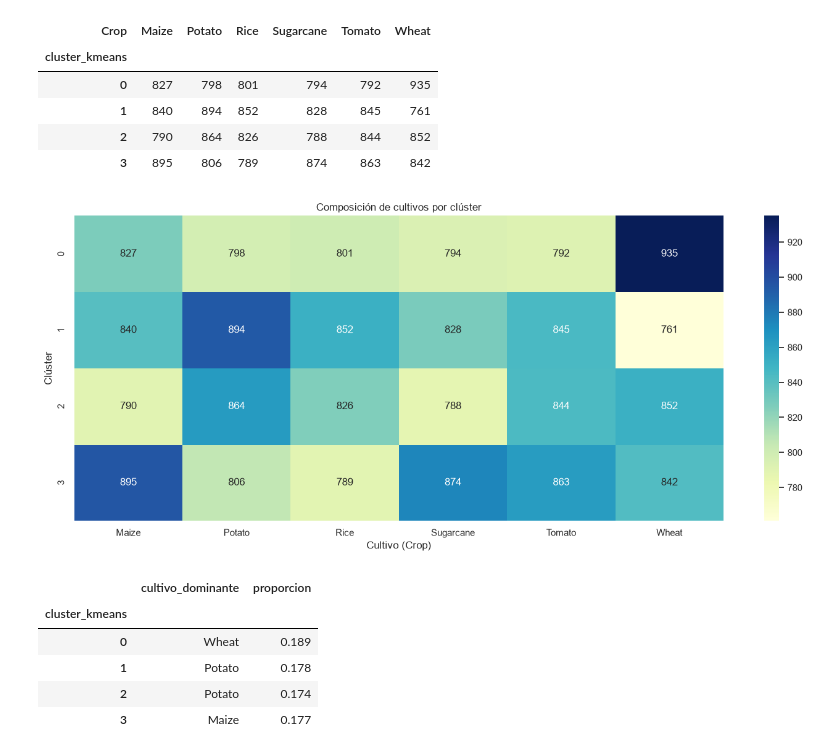
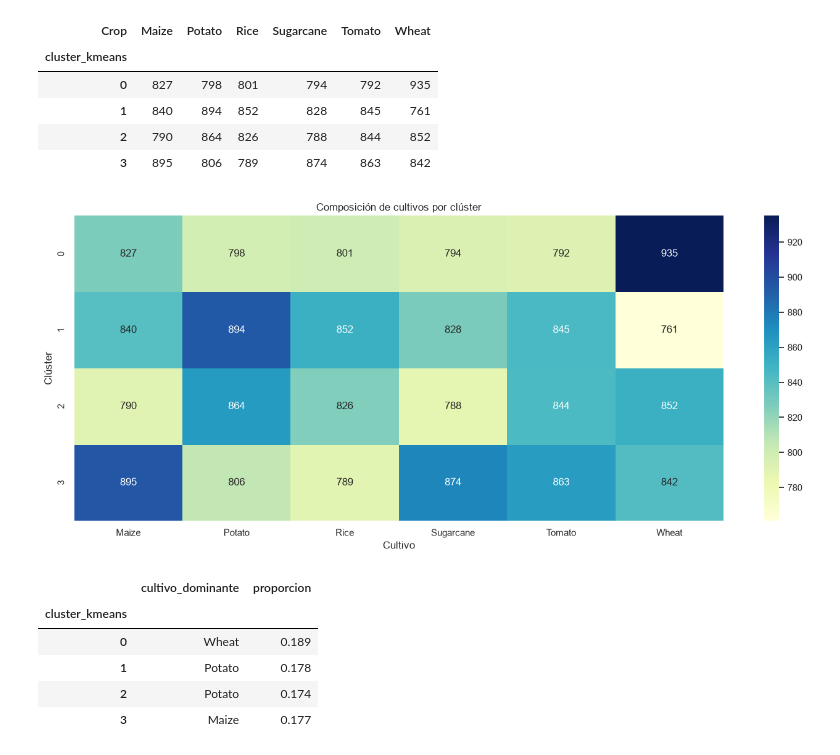
Before and after one commit to Dmgar/Project_Terra, a Jupyter notebook: notebooks/04_cluster_profiling.ipynb, the cells around one changed output. Saved outputs shown, nothing was run; the diff lists cells and outputs as text; code cells hidden in the pictures.

```diff
--- a/notebooks/04_cluster_profiling.ipynb
+++ b/notebooks/04_cluster_profiling.ipynb
@@ -142,13 +155,13 @@ crosstab
 # %%
 plt.figure(figsize=(14, 6))
 sns.heatmap(crosstab, annot=True, fmt='d', cmap='YlGnBu')
 plt.title('Composición de cultivos por clúster')
-plt.xlabel('Cultivo (Crop)')
+plt.xlabel('Cultivo')
 plt.ylabel('Clúster')
 plt.tight_layout()
 plt.show()
 # %% [output]
-[figure, old version]
+[figure, new version]
 # %%
 # Cultivo dominante (mayor proporción) en cada clúster
 crosstab_share = crosstab.div(crosstab.sum(axis=1), axis=0)
```
Also changed, not shown: parts of 3 cells of this notebook, 5 other files.
